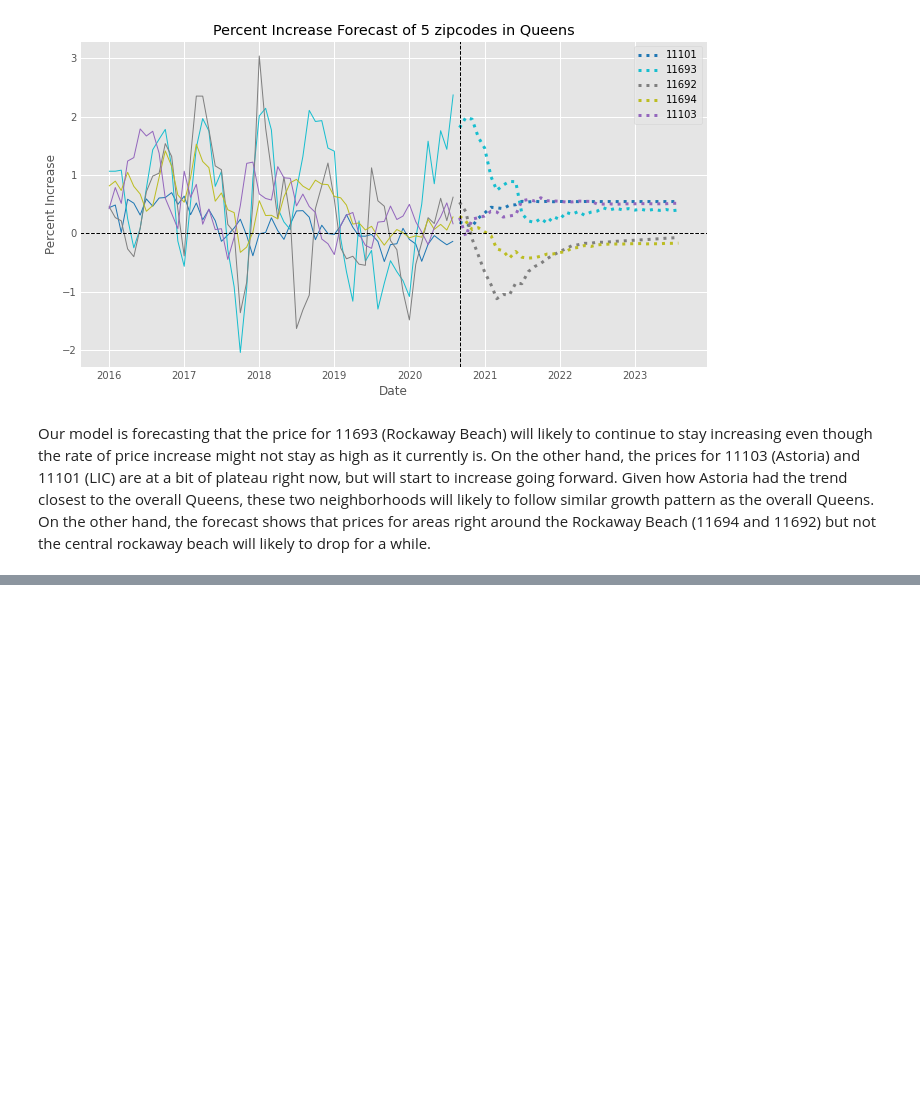
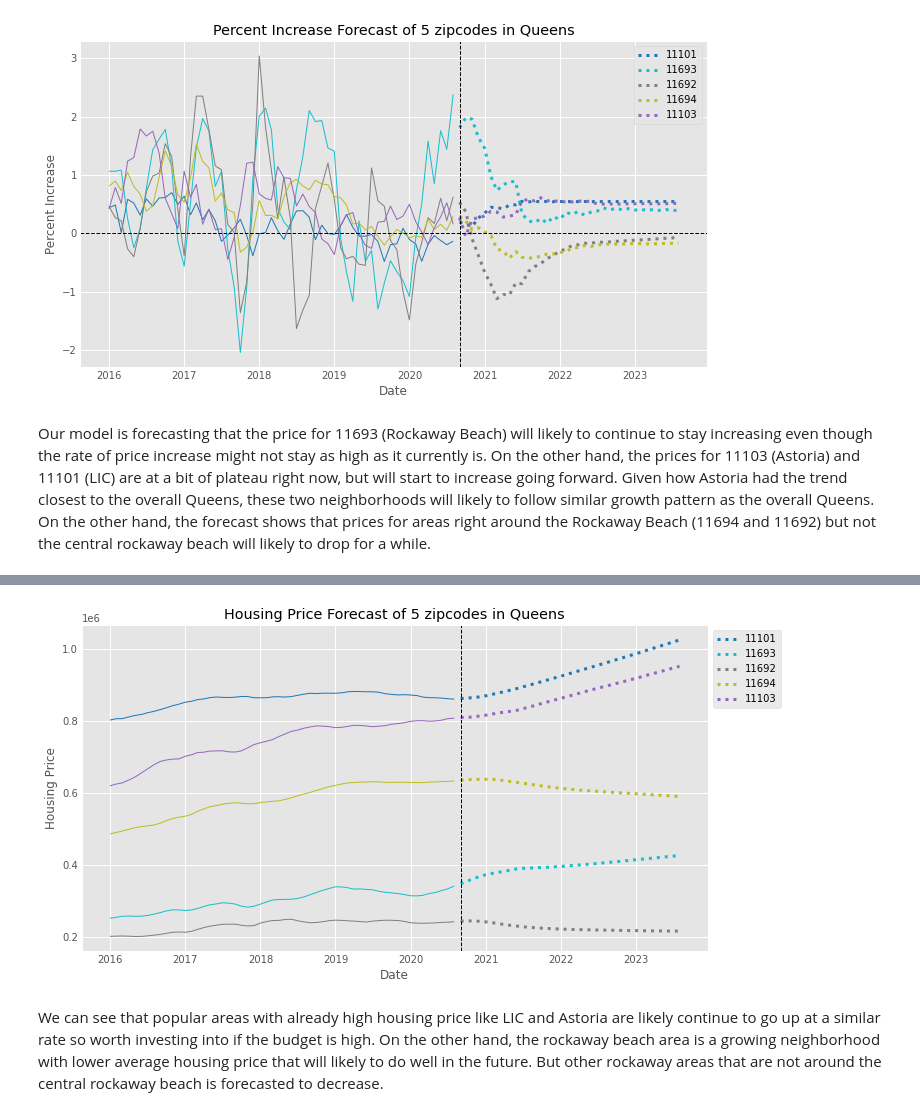
Before and after one commit to stereopickle/real_estate_prediction, a Jupyter notebook: 030.Forecasting.ipynb, the cells around one changed output, grey strips where cells are left out. Cells and saved outputs as stored; diff of their text form; code cells hidden in the pictures; blank space fills up the shorter version.

Commit message:
updated housing price results

```diff
--- a/030.Forecasting.ipynb
+++ b/030.Forecasting.ipynb
@@ -144,6 +144,8 @@ Now let's see what these percent increase actually means in terms of average hou
 # %%
 with open('PKL/timeseries_queens.pkl', 'rb') as fp:
     df_price = pickle.load(fp)
+df_price.index = pd.DatetimeIndex(df_price.index.values, freq='infer')
+df_price.columns = df_price.columns.astype(str)
 # %%
 with open('PKL/meta.pkl', 'rb') as fp:
     meta = pickle.load(fp)
@@ -181,0 +152,41 @@ meta
+# %%
+def compute_housing_price(zip_, pred):
+    last_val = df_price[zip_][-1]
+    prices = []
+    for rate in pred:
+        current = last_val * (1 + rate/100)
+        prices.append(current)
+        last_val = current
+    return prices
+# %%
+price1 = compute_housing_price(select_zipcode[0], pred1)
+price2 = compute_housing_price(select_zipcode[1], pred2)
+price3 = compute_housing_price(select_zipcode[2], pred3)
+price4 = compute_housing_price(select_zipcode[3], pred4)
+price5 = compute_housing_price(select_zipcode[4], pred5)
+# %%
+fig = plt.figure(figsize = (10, 6))
+plt.plot(df_price[select_zipcode[0]].loc['2016-01-01':], lw = 1, color = 'tab:blue')
+plt.plot(df_price[select_zipcode[1]].loc['2016-01-01':], lw = 1, color = 'tab:cyan')
+plt.plot(df_price[select_zipcode[2]].loc['2016-01-01':], lw = 1, color = 'tab:gray')
+plt.plot(df_price[select_zipcode[3]].loc['2016-01-01':], lw = 1, color = 'tab:olive')
+plt.plot(df_price[select_zipcode[4]].loc['2016-01-01':], lw = 1, color = 'tab:purple')
+
+
+plt.plot(pred1.index, price1, ls = 'dotted', lw = 3, color = 'tab:blue', label = select_zipcode[0])
+plt.plot(pred2.index, price2, ls = 'dotted', lw = 3, color = 'tab:cyan', label = select_zipcode[1])
+plt.plot(pred3.index, price3, ls = 'dotted', lw = 3, color = 'tab:gray', label = select_zipcode[2])
+plt.plot(pred4.index, price4, ls = 'dotted', lw = 3, color = 'tab:olive', label = select_zipcode[3])
+plt.plot(pred5.index, price5, ls = 'dotted', lw = 3, color = 'tab:purple', label = select_zipcode[4])
+
+plt.axvline(x='2020-09-01', lw = 1, color = 'black', ls = '--')
+
+plt.xlabel('Date')
+plt.ylabel('Housing Price')
+plt.title('Housing Price Forecast of 5 zipcodes in Queens')
+plt.legend(bbox_to_anchor = (1, 1))
+plt.show()
+# %% [output]
+[figure, added]
+# %% [markdown]
+We can see that popular areas with already high housing price like LIC and Astoria are likely continue to go up at a similar rate so worth investing into if the budget is high. On the other hand, the rockaway beach area is a growing neighborhood with lower average housing price that will likely to do well in the future. But other rockaway areas that are not around the central rockaway beach is forecasted to decrease.
```
Also changed, not shown: parts of 3 cells of this notebook.
